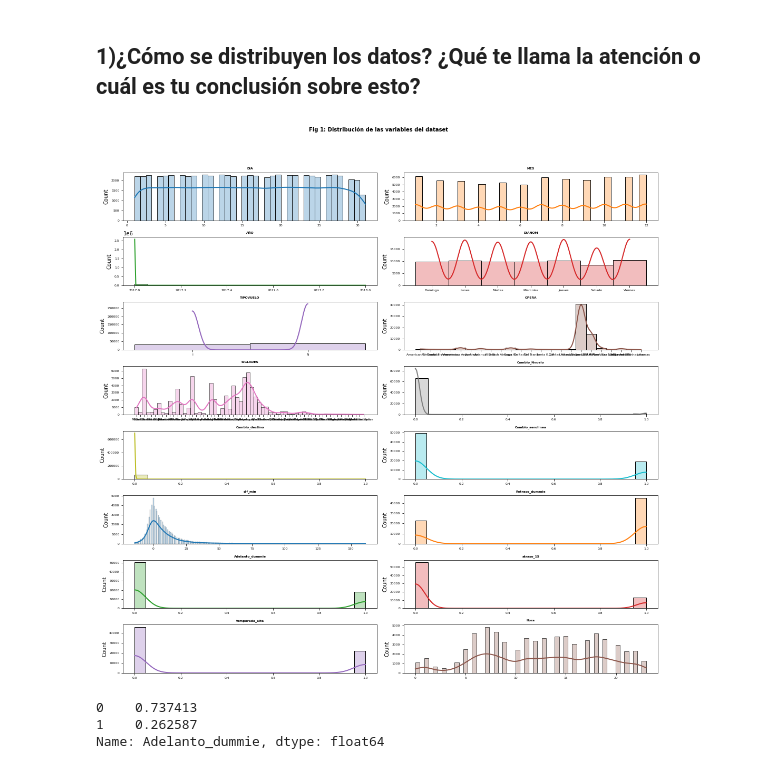
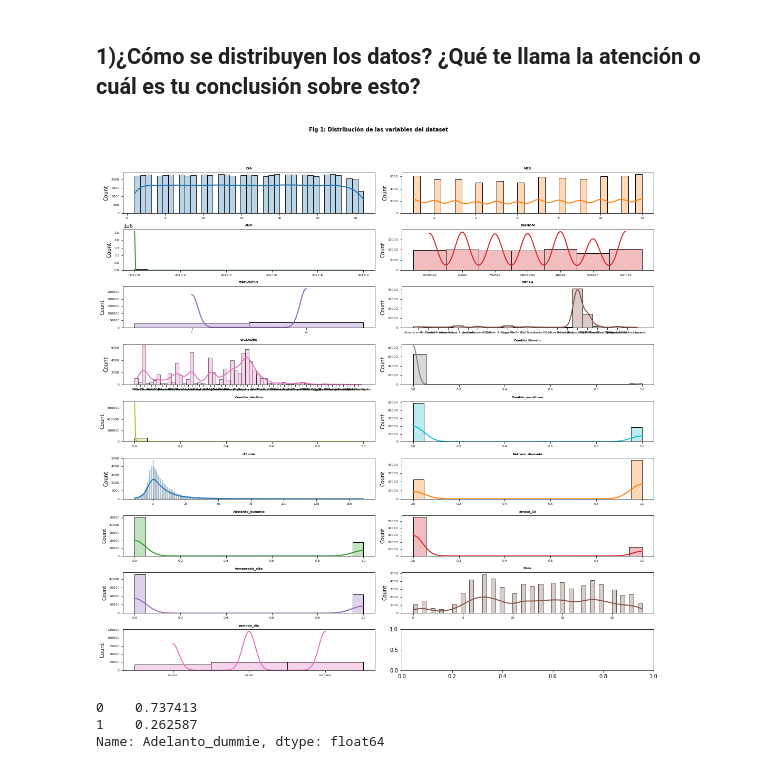
Before and after one commit to javiriquelme/DesafioLatamAirlines, a Jupyter notebook: solution.ipynb, the cells around one changed output. Saved outputs shown, nothing was run; the diff lists cells and outputs as text; code cells hidden in the pictures.

```diff
--- a/solution.ipynb
+++ b/solution.ipynb
@@ -332 +318,11 @@ Index(['Fecha-I', 'Ori-I', 'Fecha-O', 'DIA', 'MES', 'AÑO', 'DIANOM',
+# %%
+def period(row):
+    if row['Hora'] >= 5 and row['Hora']< 12:
+        return 'mañana'
+    elif row['Hora'] >= 12 and row['Hora']<19:
+        return 'tarde'
+    else:
+        return 'noche'
+# %%
+data['periodo_dia']= data.apply(lambda r: period(r), axis=1)
 # %%
@@ -372,32 +357,32 @@ import matplotlib.pyplot as plt
 import seaborn as sns
 %matplotlib inline
 # %%
-fig, axes = plt.subplots(nrows=8, ncols=2, figsize=(15, 15))
+fig, axes = plt.subplots(nrows=9, ncols=2, figsize=(15, 15))
 axes = axes.flat
 data_plot = data.drop(columns=['Ori-I'])
 columnas= data_plot.columns
 
 for i, colum in enumerate(columnas):
     sns.histplot(
         data    = data_plot,
         x       = colum,
         stat    = "count",
         kde     = True,
         color   = (list(plt.rcParams['axes.prop_cycle'])*2)[i]["color"],
         line_kws= {'linewidth': 2},
         alpha   = 0.3,
         ax      = axes[i]
     )
     axes[i].set_title(colum, fontsize = 6, fontweight = "bold")
     axes[i].tick_params(labelsize = 6)
     axes[i].set_xlabel("")
 
 
 fig.tight_layout()
 plt.subplots_adjust(top = 0.9)
 fig.suptitle('Fig 1: Distribución de las variables del dataset', fontsize = 10, fontweight = "bold");
 # %% [output]
-[figure, old version]
+[figure, new version]
 # %%
 data.Adelanto_dummie.value_counts()/data.shape[0]
 # %% [output]
```
Also changed, not shown: parts of 48 cells of this notebook, 1 other file.
